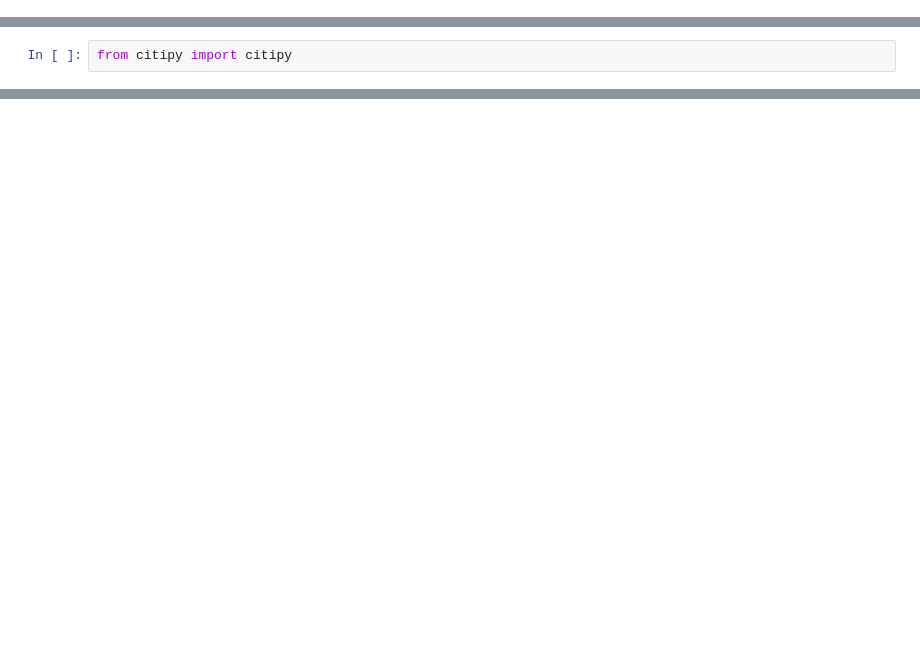
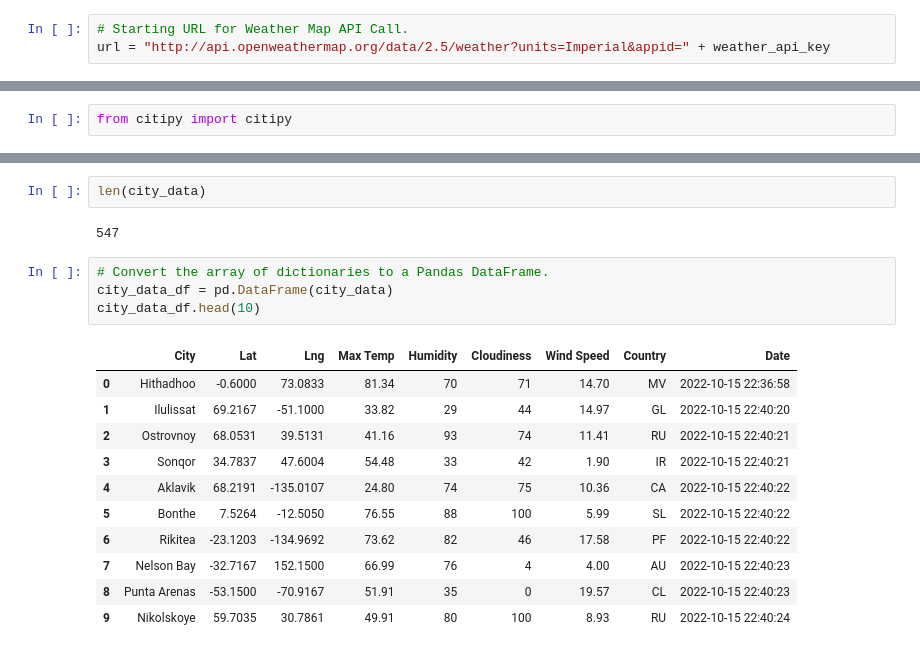
Before and after one commit to Jay-ni13/World_Weather_Analysis, a Jupyter notebook: WeatherPy.ipynb, the cells around one changed output, grey strips where cells are left out. Drawn from its saved outputs; the diff is of its cells as text; blank space fills up the shorter version.

Commit message:
Modifying .gitignore and adding WeatherPy file.

```diff
--- a/WeatherPy.ipynb
+++ b/WeatherPy.ipynb
@@ -6,3 +16,6 @@ import numpy as np
+# %%
+# Starting URL for Weather Map API Call.
+url = "http://api.openweathermap.org/data/2.5/weather?units=Imperial&appid=" + weather_api_key
 # %%
 # Create a set of random latitude and longitude combinations.
 lats = np.random.uniform(low=-90.000, high=90.000, size=1500)
@@ -53,0 +146,20 @@ len(cities)
+# %%
+len(city_data)
+# %% [output]
+547
+# %%
+# Convert the array of dictionaries to a Pandas DataFrame.
+city_data_df = pd.DataFrame(city_data)
+city_data_df.head(10)
+# %% [output]
+|  | City | Lat | Lng | Max Temp | Humidity | Cloudiness | Wind Speed | Country | Date |
+| 0 | Hithadhoo | -0.6000 | 73.0833 | 81.34 | 70 | 71 | 14.70 | MV | 2022-10-15 22:36:58 |
+| 1 | Ilulissat | 69.2167 | -51.1000 | 33.82 | 29 | 44 | 14.97 | GL | 2022-10-15 22:40:20 |
+| 2 | Ostrovnoy | 68.0531 | 39.5131 | 41.16 | 93 | 74 | 11.41 | RU | 2022-10-15 22:40:21 |
+| 3 | Sonqor | 34.7837 | 47.6004 | 54.48 | 33 | 42 | 1.90 | IR | 2022-10-15 22:40:21 |
+| 4 | Aklavik | 68.2191 | -135.0107 | 24.80 | 74 | 75 | 10.36 | CA | 2022-10-15 22:40:22 |
+| 5 | Bonthe | 7.5264 | -12.5050 | 76.55 | 88 | 100 | 5.99 | SL | 2022-10-15 22:40:22 |
+| 6 | Rikitea | -23.1203 | -134.9692 | 73.62 | 82 | 46 | 17.58 | PF | 2022-10-15 22:40:22 |
+| 7 | Nelson Bay | -32.7167 | 152.1500 | 66.99 | 76 | 4 | 4.00 | AU | 2022-10-15 22:40:23 |
+| 8 | Punta Arenas | -53.1500 | -70.9167 | 51.91 | 35 | 0 | 19.57 | CL | 2022-10-15 22:40:23 |
+| 9 | Nikolskoye | 59.7035 | 30.7861 | 49.91 | 80 | 100 | 8.93 | RU | 2022-10-15 22:40:24 |
```
Also changed, not shown: parts of 6 cells of this notebook.
